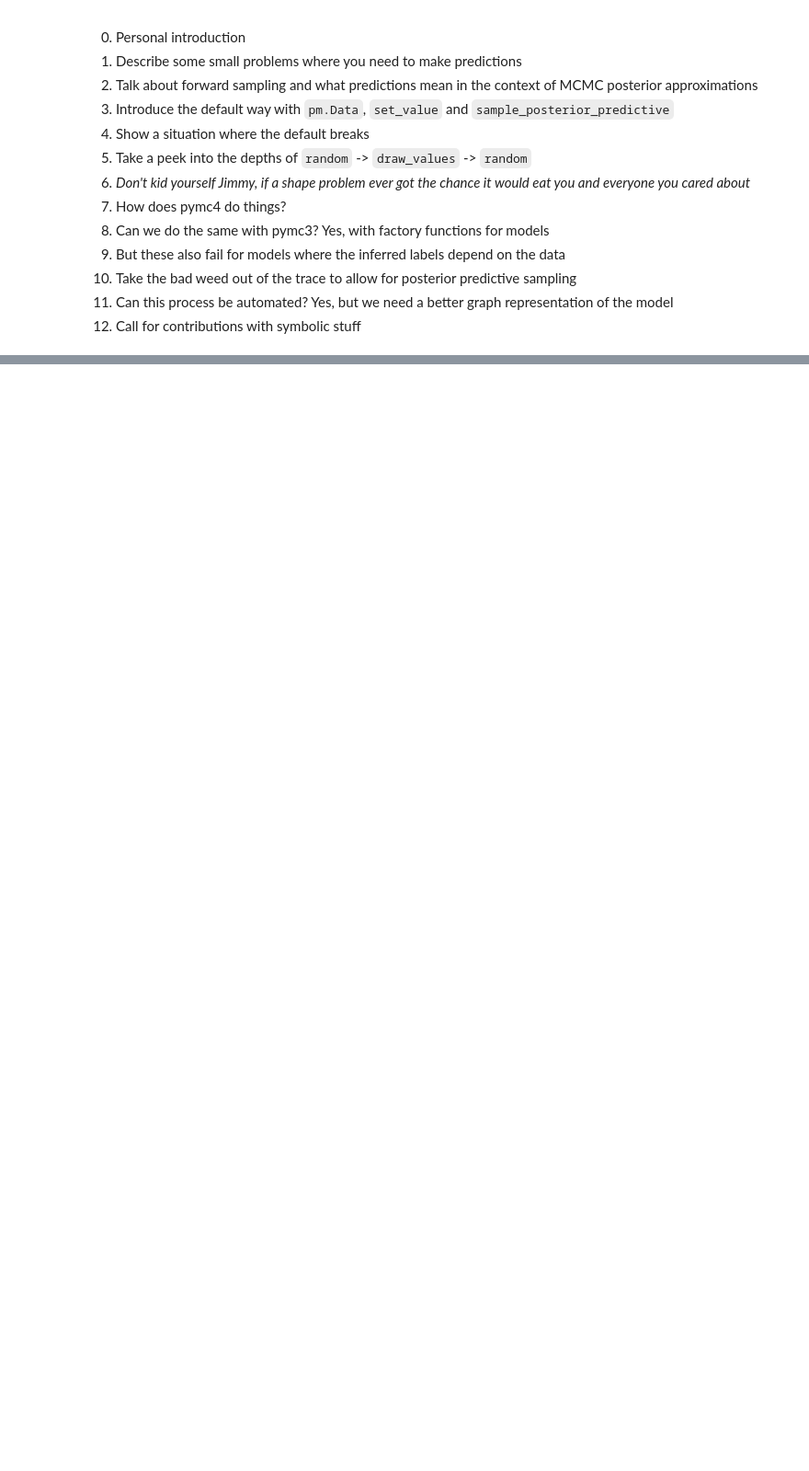
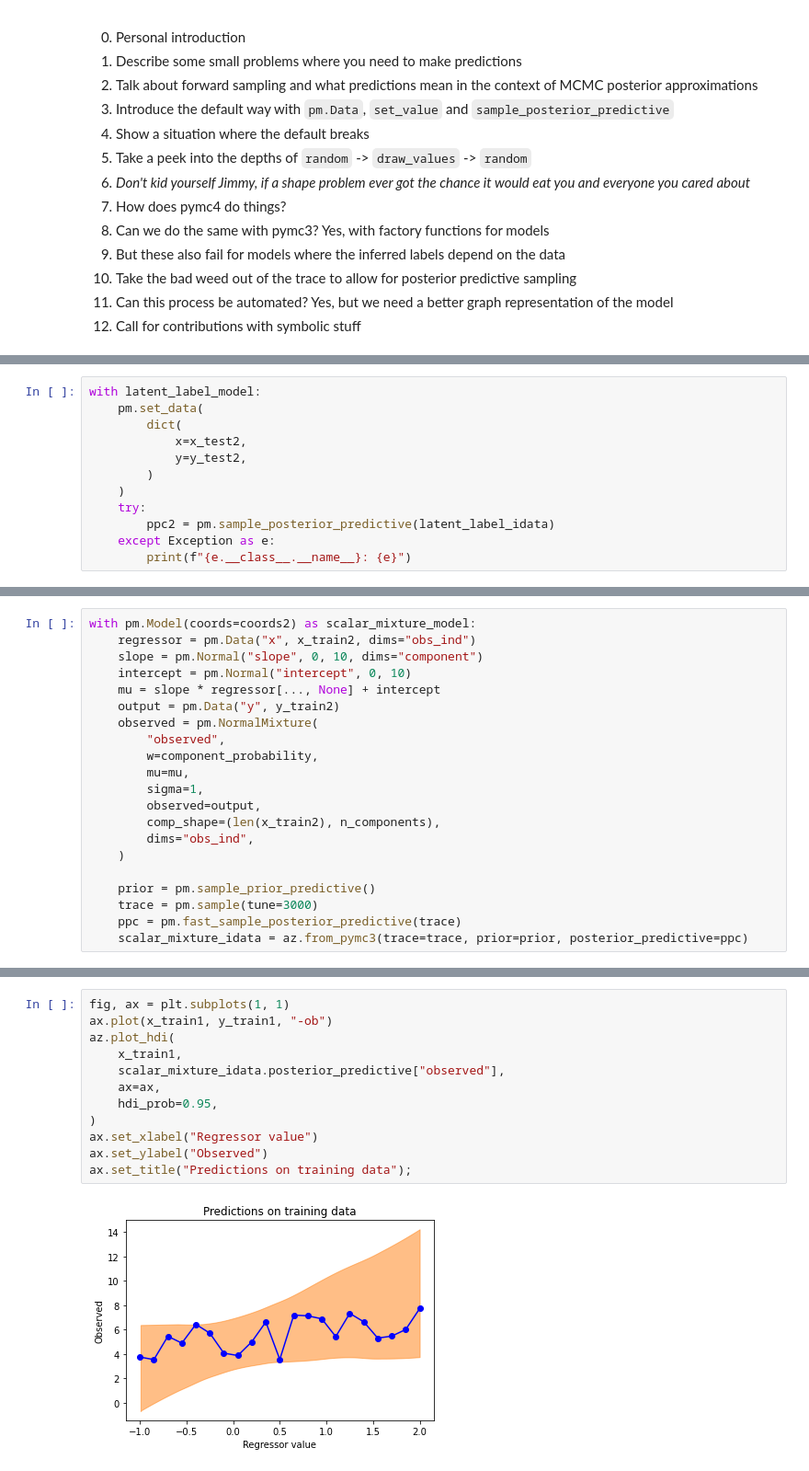
Before and after one commit to lucianopaz/pymcon, a Jupyter notebook: source/Presentation.ipynb, the cells around one changed output, grey strips where cells are left out. Shown at 92% size. Drawn from its saved outputs; the diff is of its cells as text; blank space fills up the shorter version.

```diff
--- a/source/Presentation.ipynb
+++ b/source/Presentation.ipynb
@@ -51,0 +212,12 @@ Slide 3
+# %%
+with latent_label_model:
+    pm.set_data(
+        dict(
+            x=x_test2,
+            y=y_test2,
+        )
+    )
+    try:
+        ppc2 = pm.sample_posterior_predictive(latent_label_idata)
+    except Exception as e:
+        print(f"{e.__class__.__name__}: {e}")
@@ -51,0 +247,21 @@ Slide 3
+# %%
+with pm.Model(coords=coords2) as scalar_mixture_model:
+    regressor = pm.Data("x", x_train2, dims="obs_ind")
+    slope = pm.Normal("slope", 0, 10, dims="component")
+    intercept = pm.Normal("intercept", 0, 10)
+    mu = slope * regressor[..., None] + intercept
+    output = pm.Data("y", y_train2)
+    observed = pm.NormalMixture(
+        "observed",
+        w=component_probability,
+        mu=mu,
+        sigma=1,
+        observed=output,
+        comp_shape=(len(x_train2), n_components),
+        dims="obs_ind",
+    )
+
+    prior = pm.sample_prior_predictive()
+    trace = pm.sample(tune=3000)
+    ppc = pm.fast_sample_posterior_predictive(trace)
+    scalar_mixture_idata = az.from_pymc3(trace=trace, prior=prior, posterior_predictive=ppc)
@@ -51,0 +281,14 @@ Slide 3
+# %%
+fig, ax = plt.subplots(1, 1)
+ax.plot(x_train1, y_train1, "-ob")
+az.plot_hdi(
+    x_train1,
+    scalar_mixture_idata.posterior_predictive["observed"],
+    ax=ax,
+    hdi_prob=0.95,
+)
+ax.set_xlabel("Regressor value")
+ax.set_ylabel("Observed")
+ax.set_title("Predictions on training data");
+# %% [output]
+[figure, added]
```
Also changed, not shown: parts of 54 cells of this notebook.
